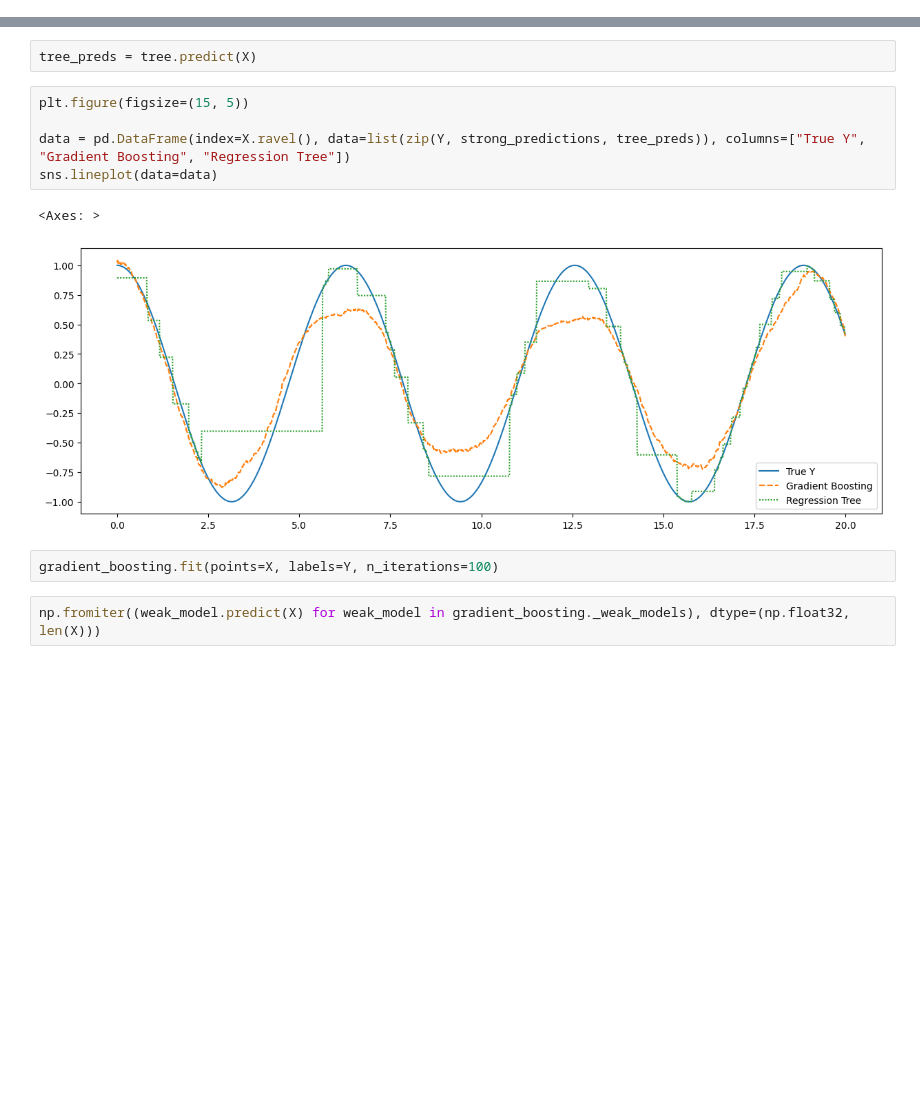
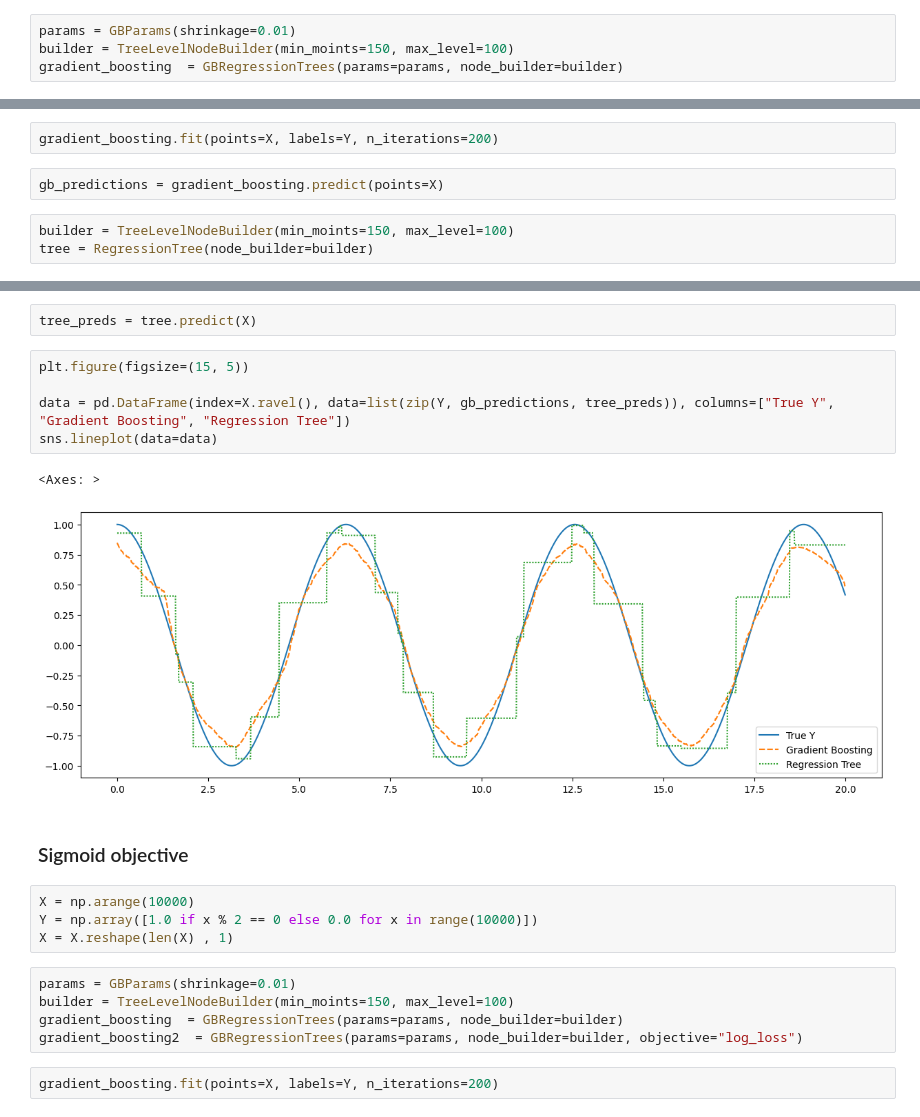
Before and after one commit to andre-b-fernandes/gradient-boosting-trees, a Jupyter notebook: main.ipynb, the cells around one changed output, grey strips where cells are left out. Cells and saved outputs as stored; diff of their text form; blank space fills up the shorter version.

```diff
--- a/main.ipynb
+++ b/main.ipynb
@@ -67,3 +78,7 @@ gradient_boosting  = GradientBoostingRegression(shrinkage=0.01)
+# %%
+params = GBParams(shrinkage=0.01)
+builder = TreeLevelNodeBuilder(min_moints=150, max_level=100)
+gradient_boosting  = GBRegressionTrees(params=params, node_builder=builder)
 # %%
 X = np.arange(20, step=0.01)
 Y = np.cos(X)
@@ -92,3 +86,10 @@ tree = CartRegressionTree(max_level=8, min_points=10)
+# %%
+gradient_boosting.fit(points=X, labels=Y, n_iterations=200)
+# %%
+gb_predictions = gradient_boosting.predict(points=X)
+# %%
+builder = TreeLevelNodeBuilder(min_moints=150, max_level=100)
+tree = RegressionTree(node_builder=builder)
 # %%
 tree.fit(points=X, labels=Y)
 # %%
@@ -96,12 +97,21 @@ tree_preds = tree.predict(X)
 # %%
 plt.figure(figsize=(15, 5))
 
-data = pd.DataFrame(index=X.ravel(), data=list(zip(Y, strong_predictions, tree_preds)), columns=["True Y", "Gradient Boosting", "Regression Tree"])
+data = pd.DataFrame(index=X.ravel(), data=list(zip(Y, gb_predictions, tree_preds)), columns=["True Y", "Gradient Boosting", "Regression Tree"])
 sns.lineplot(data=data)
 # %% [output]
 <Axes: >
-[figure, old version]
+[figure, new version]
+# %% [markdown]
+### Sigmoid objective
+# %%
+X = np.arange(10000)
+Y = np.array([1.0 if x % 2 == 0 else 0.0 for x in range(10000)])
+X = X.reshape(len(X) , 1)
+# %%
+params = GBParams(shrinkage=0.01)
+builder = TreeLevelNodeBuilder(min_moints=150, max_level=100)
+gradient_boosting  = GBRegressionTrees(params=params, node_builder=builder)
+gradient_boosting2  = GBRegressionTrees(params=params, node_builder=builder, objective="log_loss")
 # %%
-gradient_boosting.fit(points=X, labels=Y, n_iterations=100)
+gradient_boosting.fit(points=X, labels=Y, n_iterations=200)
-# %%
-np.fromiter((weak_model.predict(X) for weak_model in gradient_boosting._weak_models), dtype=(np.float32, len(X)))
```
Also changed, not shown: parts of 24 cells of this notebook, 11 other files.
